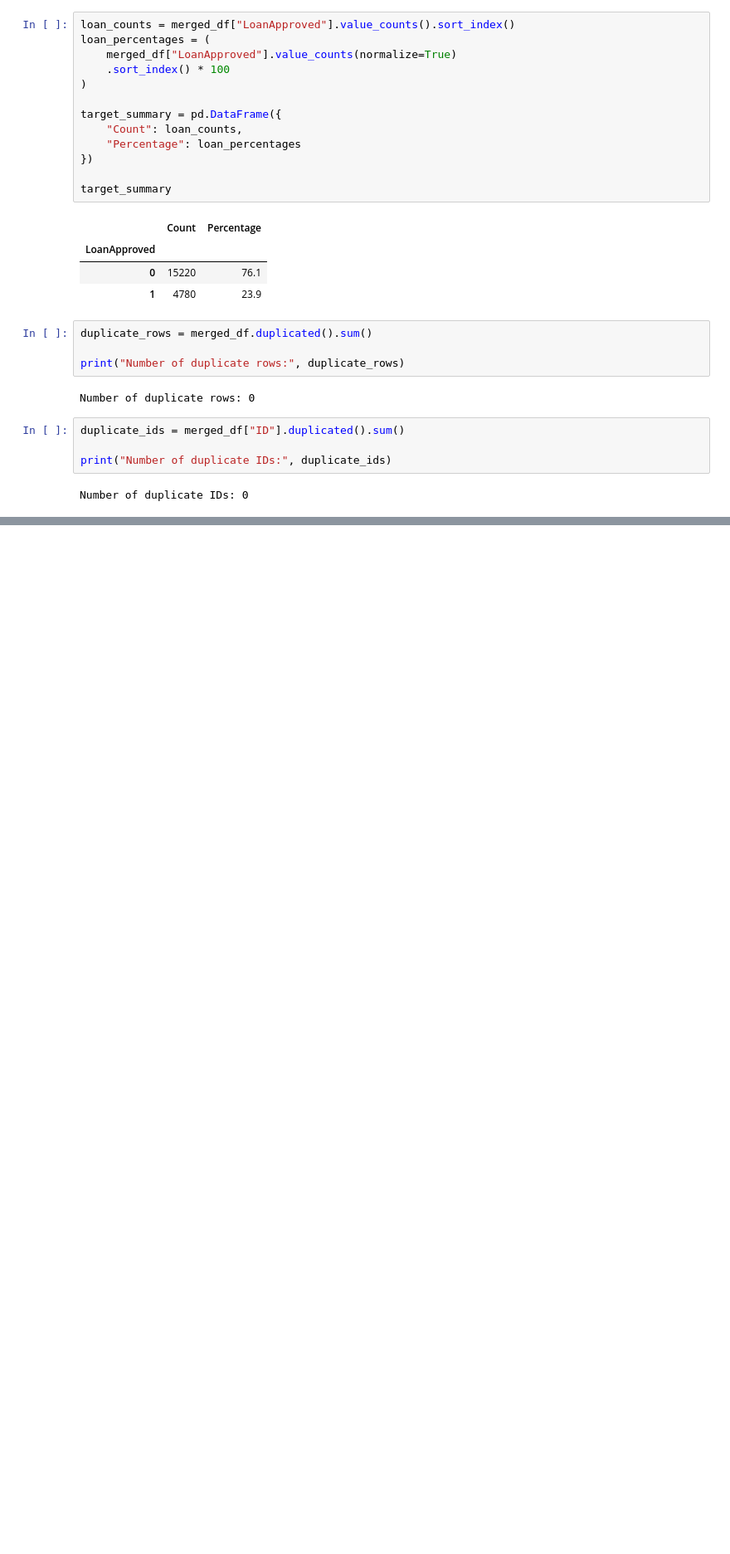
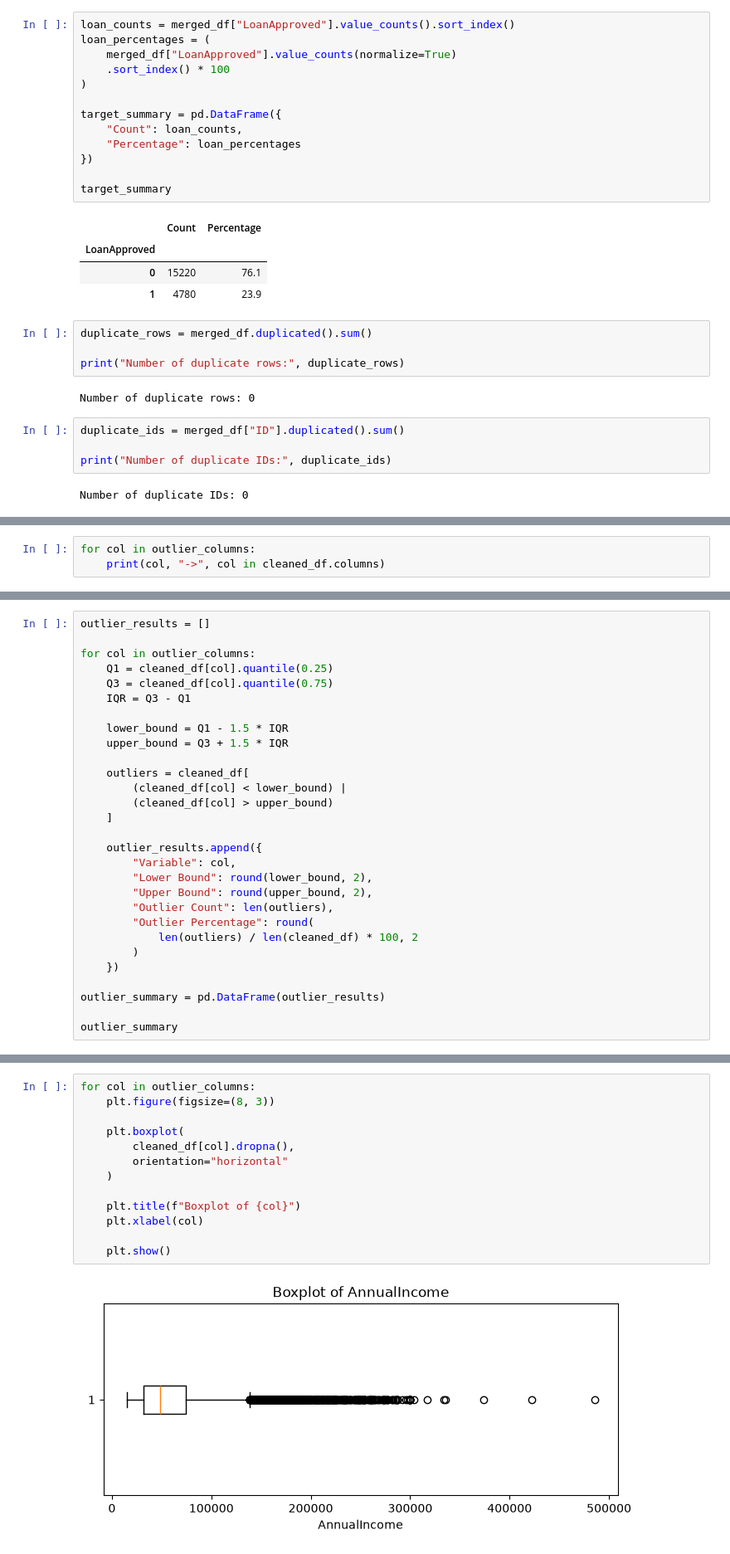
Before and after one commit to abilash3232-byte/CMP7005-PROGRAMMING-FOR-DATA-ANALYSIS, a Jupyter notebook: notebooks/CMP7005_PRAC.ipynb, the cells around one changed output, grey strips where cells are left out. Shown at 83% size. Drawn from its saved outputs; the diff is of its cells as text; blank space fills up the shorter version.

```diff
--- a/notebooks/CMP7005_PRAC.ipynb
+++ b/notebooks/CMP7005_PRAC.ipynb
@@ -569,0 +1199,3 @@ Number of duplicate IDs: 0
+# %%
+for col in outlier_columns:
+    print(col, "->", col in cleaned_df.columns)
@@ -569,0 +1213,29 @@ Number of duplicate IDs: 0
+# %%
+outlier_results = []
+
+for col in outlier_columns:
+    Q1 = cleaned_df[col].quantile(0.25)
+    Q3 = cleaned_df[col].quantile(0.75)
+    IQR = Q3 - Q1
+
+    lower_bound = Q1 - 1.5 * IQR
+    upper_bound = Q3 + 1.5 * IQR
+
+    outliers = cleaned_df[
+        (cleaned_df[col] < lower_bound) |
+        (cleaned_df[col] > upper_bound)
+    ]
+
+    outlier_results.append({
+        "Variable": col,
+        "Lower Bound": round(lower_bound, 2),
+        "Upper Bound": round(upper_bound, 2),
+        "Outlier Count": len(outliers),
+        "Outlier Percentage": round(
+            len(outliers) / len(cleaned_df) * 100, 2
+        )
+    })
+
+outlier_summary = pd.DataFrame(outlier_results)
+
+outlier_summary
@@ -569,0 +1254,15 @@ Number of duplicate IDs: 0
+# %%
+for col in outlier_columns:
+    plt.figure(figsize=(8, 3))
+
+    plt.boxplot(
+        cleaned_df[col].dropna(),
+        orientation="horizontal"
+    )
+
+    plt.title(f"Boxplot of {col}")
+    plt.xlabel(col)
+
+    plt.show()
+# %% [output]
+[figure, added]
```
Also changed, not shown: parts of 62 cells of this notebook, 1 other file.
